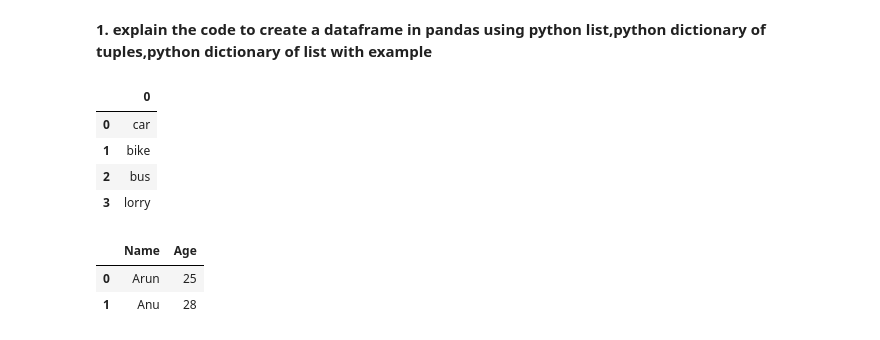
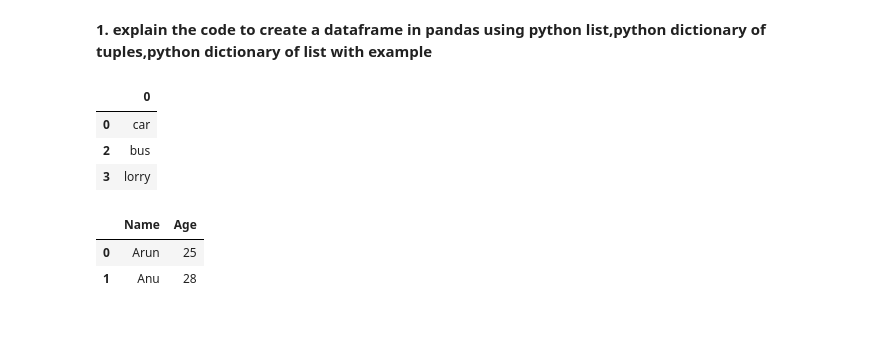
Before and after one commit to aruntz1202/Data-Science-Tasks, a Jupyter notebook: PANDAS TASK.ipynb, the cells around one changed output. Drawn from its saved outputs; the diff is of its cells as text; code cells hidden in the pictures.

```diff
--- a/PANDAS TASK.ipynb
+++ b/PANDAS TASK.ipynb
@@ -3,12 +3,12 @@
 # %%
 import pandas as pd
 list1=['car','bike','bus','lorry']
 ds=pd.DataFrame(list1)
+ds=ds.drop(1)
 ds
 # %% [output]
 |  | 0 |
 | 0 | car |
-| 1 | bike |
 | 2 | bus |
 | 3 | lorry |
 # %%
```
